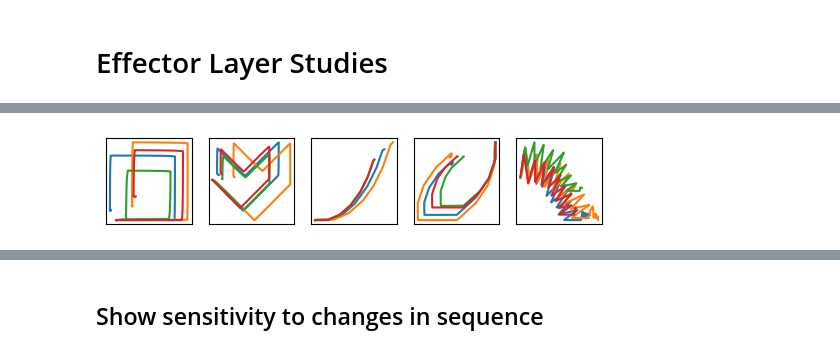
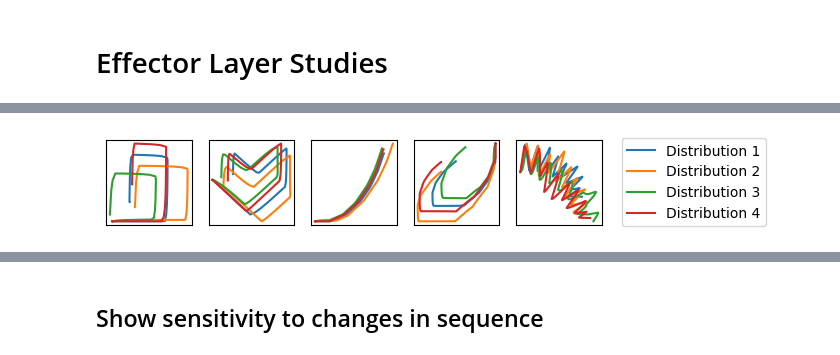
Before and after one commit to r-schad/Code-Ring-Network, a Jupyter notebook: effector_layer_testing.ipynb, the cells around one changed output, grey strips where cells are left out. Cells and saved outputs as stored; diff of their text form; code cells hidden in the pictures.

```diff
--- a/effector_layer_testing.ipynb
+++ b/effector_layer_testing.ipynb
@@ -95,7 +108,7 @@ def plot_final_doodle(self, ax: plt.axis,
 
     if individualize_plot:
         # plot final pen point
-        ax.scatter(xs[-1], ys[-1], alpha=0.8, marker = 'o', c='black', label='Final Point')
+        ax.scatter(xs[0], ys[0], alpha=0.8, marker = 'o', c='black', label='Origin')
         # organize plot
         ax.set_xlim([plot_kwargs['xmin'],plot_kwargs['xmax']])
         ax.set_xlabel('x', fontsize = 14)
@@ -152,8 +165,8 @@ def plot_results(self, xs: np.array, ys: np.array, intersec_pts: np.ndarray,
     :returns: None
     '''
     f, axs = plt.subplots(1, 2)
-    self.plot_final_doodle(axs[0], xs, ys, intersec_pts, **plot_kwargs)
-    self.plot_activity(axs[1], ring_inputs, v, u, z, I_prime)
+    plot_final_doodle(self, axs[0], xs, ys, intersec_pts, **plot_kwargs)
+    plot_activity(self, axs[1], ring_inputs, v, u, z, I_prime, **plot_kwargs)
 
     f.suptitle(f'Epoch {epoch}, Iteration {iteration}\n\
                 Score = {np.round(score,2)} | Active = {active_idx} | Winner = {winner_idx}',
@@ -175,7 +188,7 @@ def plot_results(self, xs: np.array, ys: np.array, intersec_pts: np.ndarray,
 
     plt.show(f)
 # %%
-CodeRingNetwork.plot_activity = plot_activity
+# CodeRingNetwork.plot_activity = plot_activity
 CodeRingNetwork.plot_final_doodle = plot_final_doodle
 CodeRingNetwork.plot_results = plot_results
 # %% [markdown]
@@ -614,10 +968,10 @@ f, axs = plt.subplots(1, 5)
 
 c1 = np.zeros(crn.code_layer.num_code_units)
 
-c1s = [[1.0,0.75,0.5,0.25],
-          [1.0,0.9,0.8,0.7],
-          [0.3,0.29,0.28,0.27],
-          [1.0,0.4,0.3,0.2]]
+c1s = [np.linspace(1,0.25,4),
+       np.linspace(1,0.7,4),
+       np.linspace(0.35,0.25,4),
+       [1]+list(np.linspace(0.7,0.5,2))+[0.25]]
 
 for idx, c in enumerate(c1s):
     c1[[0,9,18,27]] = c
@@ -635,10 +989,10 @@ for idx, c in enumerate(c1s):
 
 c2 = np.zeros(crn.code_layer.num_code_units)
 
-c2s = [[1.0, 0.85, 0.7, 0.65, 0.5, 0.35],
-       [1.0, 0.95, 0.9, 0.85, 0.8, 0.7],
-       [0.3, 0.29, 0.28, 0.27, 0.26, 0.25],
-       [1.0, 0.4, 0.35, 0.3, 0.25, 0.2]]
+c2s = [np.linspace(1,0.25,6),
+       np.linspace(1,0.7,6),
+       np.linspace(0.35,0.25,6),
+       [1]+list(np.linspace(0.7,0.5,4))+[0.25]]
 
 for idx, c in enumerate(c2s):
     c2[[30,6,9,24,12,27]] = c
@@ -656,10 +1010,10 @@ for idx, c in enumerate(c2s):
 
 c3 = np.zeros(crn.code_layer.num_code_units)
 
-c3s = [[1.0, 0.85, 0.7, 0.65, 0.5, 0.35],
-       [1.0, 0.95, 0.9, 0.85, 0.8, 0.7],
-       [0.3, 0.29, 0.28, 0.27, 0.26, 0.25],
-       [1.0, 0.4, 0.35, 0.3, 0.25, 0.2]]
+c3s = [np.linspace(1,0.25,6),
+       np.linspace(1,0.7,6),
+       np.linspace(0.35,0.25,6),
+       [1]+list(np.linspace(0.7,0.5,4))+[0.25]]
 
 for idx, c in enumerate(c3s):
     c3[[0,1,2,3,4,5]] = c
@@ -679,8 +1033,8 @@ c4 = np.zeros(crn.code_layer.num_code_units)
 
 c4s = [np.linspace(1,0.25,9),
        np.linspace(1,0.7,9),
-       np.linspace(0.3,0.2,9),
-       [1]+list(np.linspace(0.4,0.2,8))]
+       np.linspace(0.35,0.25,9),
+       [1]+list(np.linspace(0.7,0.5,7))+[0.25]]
 
 for idx, c in enumerate(c4s):
     c4[[27,26,25,24,18,9,8,7,6]] = c
@@ -699,9 +1053,9 @@ for idx, c in enumerate(c4s):
 c5 = np.zeros(crn.code_layer.num_code_units)
 
 c5s = [np.linspace(1,0.25,17),
-       np.linspace(1,0.6,17),
-       np.linspace(0.6,0.2,17),
-       [1]+list(np.linspace(0.4,0.2,16))]
+       np.linspace(1,0.7,17),
+       np.linspace(0.35,0.25,17),
+       [1]+list(np.linspace(0.7,0.5,15))+[0.25]]
 
 for idx, c in enumerate(c5s):
     c5[[8,28,7,27,6,26,5,25,4,24,3,23,2,22,1,21,0]] = c
@@ -711,54 +1065,10 @@ for idx, c in enumerate(c5s):
     v_series, z_series, u_series, I_prime_series = crn.ring_layer.activate(ring_input, dur_output, t_max=t_max, t_steps=max_t_steps)
     t_steps = z_series.shape[1]
     x_series, y_series = crn.ring_layer.create_drawing(z_series, t_steps)
-    axs[4].plot(x_series, y_series, label=f'{idx}')
+    axs[4].plot(x_series, y_series, label=f'Distribution {idx+1}')
     axs[4].set_box_aspect(1)
     axs[4].set_xticks([])
     axs[4].set_yticks([])
     # crn.plot_results(x_series, y_series, np.array([]), ring_input, [], [], z_series, [], '', 0, 0, 0, 0, 0, False, False, xmin=-PLOT_MINMAX,xmax=PLOT_MINMAX, ymin=-PLOT_MINMAX, ymax=PLOT_MINMAX)
-
-
-# c2 - noise < 0.01
-noise2 = 0.01
-c2 = c1 + ((np.random.uniform(0, 2*noise2, size=crn.code_layer.num_code_units)-noise2)/2)
-code_output = np.where(c2 >= min_activity_value, c2, 0.0)
-ring_input = crn.code_layer.weights_to_ring_from_code @ code_output
-dur_output = crn.duration_layer.activate(durs)
-v_series, z_series, u_series, I_prime_series = crn.ring_layer.activate(ring_input, dur_output, t_max=t_max, t_steps=max_t_steps)
-t_steps = z_series.shape[1]
-x_series, y_series = crn.ring_layer.create_drawing(z_series, t_steps)
-crn.plot_results(x_series, y_series, np.array([]), ring_input, [], [], z_series, [], '', 0, 0, 0, 0, 0, False, False, xmin=-PLOT_MINMAX,xmax=PLOT_MINMAX, ymin=-PLOT_MINMAX, ymax=PLOT_MINMAX)
-
-# c3 - noise < 0.02
-noise3 = 0.02
-c3 = c1 + ((np.random.uniform(0, 2*noise3, size=crn.code_layer.num_code_units)-noise3)/2)
-code_output = np.where(c3 >= min_activity_value, c3, 0.0)
-ring_input = crn.code_layer.weights_to_ring_from_code @ code_output
-dur_output = crn.duration_layer.activate(durs)
-v_series, z_series, u_series, I_prime_series = crn.ring_layer.activate(ring_input, dur_output, t_max=t_max, t_steps=max_t_steps)
-t_steps = z_series.shape[1]
-x_series, y_series = crn.ring_layer.create_drawing(z_series, t_steps)
-crn.plot_results(x_series, y_series, np.array([]), ring_input, [], [], z_series, [], '', 0, 0, 0, 0, 0, False, False, xmin=-PLOT_MINMAX,xmax=PLOT_MINMAX, ymin=-PLOT_MINMAX, ymax=PLOT_MINMAX)
-
-# c4 - noise < 0.04
-noise4 = 0.04
-c4 = c1 + ((np.random.uniform(0, 2*noise4, size=crn.code_layer.num_code_units)-noise4)/2)
-code_output = np.where(c4 >= min_activity_value, c4, 0.0)
-ring_input = crn.code_layer.weights_to_ring_from_code @ code_output
-dur_output = crn.duration_layer.activate(durs)
-v_series, z_series, u_series, I_prime_series = crn.ring_layer.activate(ring_input, dur_output, t_max=t_max, t_steps=max_t_steps)
-t_steps = z_series.shape[1]
-x_series, y_series = crn.ring_layer.create_drawing(z_series, t_steps)
-crn.plot_results(x_series, y_series, np.array([]), ring_input, [], [], z_series, [], '', 0, 0, 0, 0, 0, False, False, xmin=-PLOT_MINMAX,xmax=PLOT_MINMAX, ymin=-PLOT_MINMAX, ymax=PLOT_MINMAX)
-
-# c4 - noise < 0.1
-noise5 = 0.05
-c4 = c1 + ((np.random.uniform(0, 2*noise5, size=crn.code_layer.num_code_units)-noise5)/2)
-code_output = np.where(c4 >= min_activity_value, c4, 0.0)
-ring_input = crn.code_layer.weights_to_ring_from_code @ code_output
-dur_output = crn.duration_layer.activate(durs)
-v_series, z_series, u_series, I_prime_series = crn.ring_layer.activate(ring_input, dur_output, t_max=t_max, t_steps=max_t_steps)
-t_steps = z_series.shape[1]
-x_series, y_series = crn.ring_layer.create_drawing(z_series, t_steps)
-crn.plot_results(x_series, y_series, np.array([]), ring_input, [], [], z_series, [], '', 0, 0, 0, 0, 0, False, False, xmin=-PLOT_MINMAX,xmax=PLOT_MINMAX, ymin=-PLOT_MINMAX, ymax=PLOT_MINMAX)
+plt.legend(bbox_to_anchor=(3,1.1))
 # %% [output]
@@ -765 +1076 @@ crn.plot_results(x_series, y_series, np.array([]), ring_input, [], [], z_series,
-[figure, old version]
+[figure, new version]
```
Also changed, not shown: parts of 54 cells of this notebook, 3 other files.
